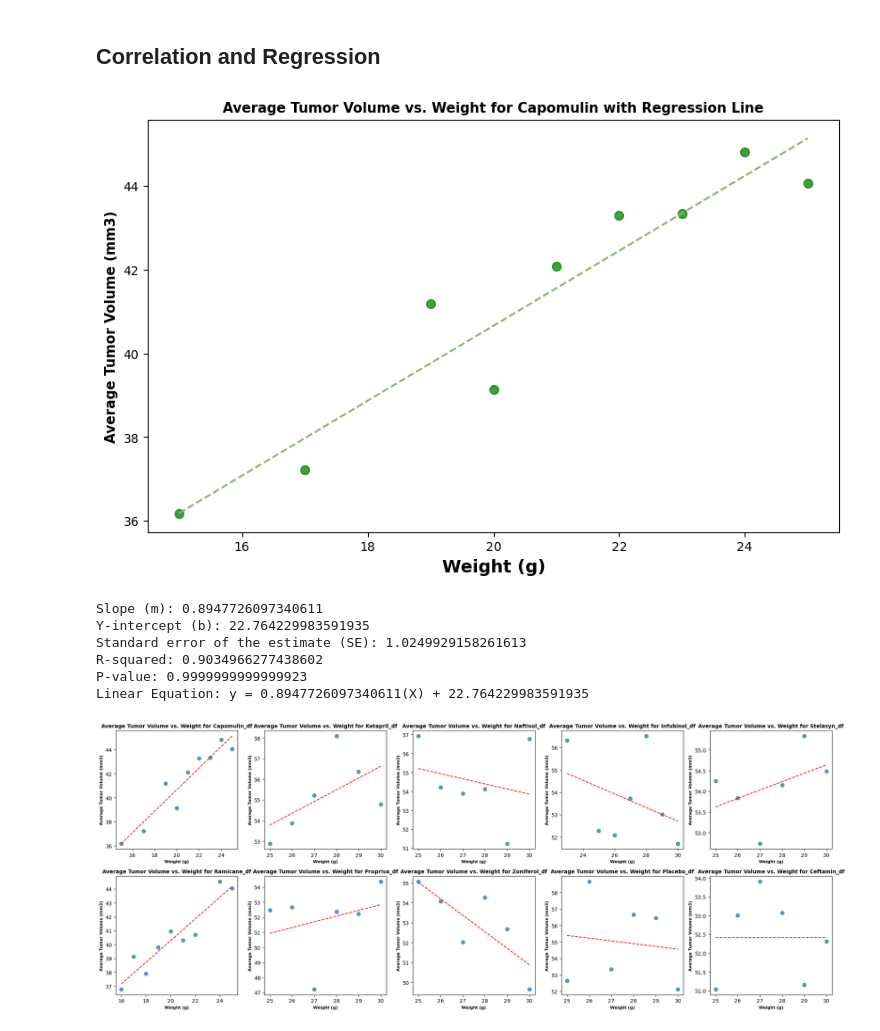
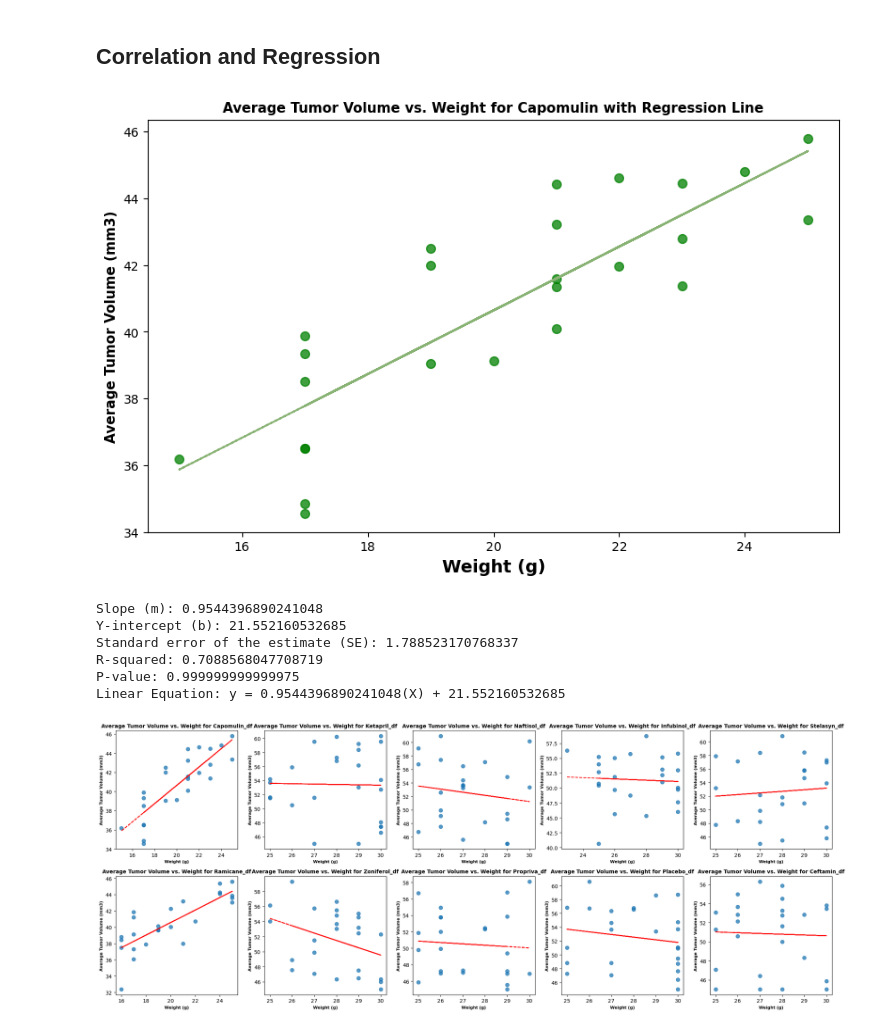
Before and after one commit to Saurabh-Lakhanpal/matplotlib-challenge, a Jupyter notebook: Pymaceuticals/pymaceuticals_solution.ipynb, the cells around one changed output. Saved outputs shown, nothing was run; the diff lists cells and outputs as text; code cells hidden in the pictures.

```diff
--- a/Pymaceuticals/pymaceuticals_solution.ipynb
+++ b/Pymaceuticals/pymaceuticals_solution.ipynb
@@ -109,11 +121,11 @@ duplicates
 # %%
-# Create a clean DataFrame by dropping the duplicate mouse by its ID.
-initial_row_count = len(mouse_Study_Data)
-mouse_Study_Data_clean = mouse_Study_Data.drop_duplicates(subset=['Mouse ID', 'Timepoint'])
+# Checking the number of mice in the clean DataFrame.
 final_row_count = len(mouse_Study_Data_clean)
 dropped_count = initial_row_count - final_row_count
 print(f"Initial row count:", initial_row_count)
 print(f"Final row count after dropping duplicates:",final_row_count)
 print(f"Number of rows dropped:", dropped_count)
+new_mouse_count = mouse_Study_Data_clean["Mouse ID"].nunique()
+print("Total Mice counts used for the study is", new_mouse_count)
 # %% [output]
 Initial row count: 1893
@@ -505,14 +543,14 @@ plt.show()
 # Generate a scatter plot of mouse weight vs. the average observed tumor volume for the entire Capomulin regimen
 
 # Calculate average tumor volume per weight group
-avg_wgt_tum_vol_cap = capomulin_df.groupby('Weight (g)')['Tumor Volume (mm3)'].mean()
+avg_wgt_tum_vol_cap = capomulin_df.groupby(['Mouse ID'])[['Weight (g)', 'Tumor Volume (mm3)']].mean()
 
 # Create the scatter plot
 # Set figure size
 plt.figure(figsize=(10, 6))
 
 # Customize plot
-plt.scatter(avg_wgt_tum_vol_cap.index, avg_wgt_tum_vol_cap.values, s=50, c='green', alpha=0.75)
+plt.scatter(avg_wgt_tum_vol_cap['Weight (g)'], avg_wgt_tum_vol_cap['Tumor Volume (mm3)'], s=50, c='green', alpha=0.75)
 
 # Add labels and title
 plt.xlabel('Weight (g)',fontweight='bold',fontsize=11)
@@ -551,31 +596,33 @@ new_index_avg_wgt_df
 # for mouse weight and average observed tumor volume for the entire Capomulin regimen
 
 # Calculate the linear regression line
-m, b = np.polyfit(avg_wgt_tum_vol_cap.index, avg_wgt_tum_vol_cap.values, 1)
+m, b = np.polyfit(avg_wgt_tum_vol_cap['Weight (g)'], avg_wgt_tum_vol_cap['Tumor Volume (mm3)'], 1)
 
 # Create the scatter plot
 plt.figure(figsize=(10, 6))
 
 # Customize plot
-plt.scatter(avg_wgt_tum_vol_cap.index, avg_wgt_tum_vol_cap.values, s=50, c='green', alpha=0.75)
-plt.plot(avg_wgt_tum_vol_cap.index, m * avg_wgt_tum_vol_cap.index + b, color='#89B374',linestyle='--')
+plt.scatter(avg_wgt_tum_vol_cap['Weight (g)'], avg_wgt_tum_vol_cap['Tumor Volume (mm3)'], s=50, c='green', alpha=0.75)
+
+# Plot the regression line
+plt.plot(avg_wgt_tum_vol_cap['Weight (g)'], m * avg_wgt_tum_vol_cap['Weight (g)'] + b, color='#89B374', linestyle='--')
 
 # Add labels and title
-plt.xlabel('Weight (g)',fontweight='bold',fontsize=14)
-plt.ylabel('Average Tumor Volume (mm3)',fontweight='bold',fontsize=11)
-plt.title('Average Tumor Volume vs. Weight for Capomulin with Regression Line',fontweight='bold',fontsize=11)
+plt.xlabel('Weight (g)', fontweight='bold', fontsize=14)
+plt.ylabel('Average Tumor Volume (mm3)', fontweight='bold', fontsize=11)
+plt.title('Average Tumor Volume vs. Weight for Capomulin with Regression Line', fontweight='bold', fontsize=11)
 
 # Display the plot
 plt.show()
 
 # Calculate residuals
-residuals = new_index_avg_wgt_df['Tumor Volume (mm3)'] - (m * new_index_avg_wgt_df['Weight (g)'] + b)
+residuals = avg_wgt_tum_vol_cap['Tumor Volume (mm3)'] - (m * avg_wgt_tum_vol_cap['Weight (g)'] + b)
 
 # Calculate standard error of the estimate (SSE)
 sse = np.sum(residuals**2)
 
 # Calculate degrees of freedom
-df_freedom = len(new_index_avg_wgt_df) - 2  # 2 for slope and intercept
+df_freedom = len(avg_wgt_tum_vol_cap) - 2  # 2 for slope and intercept
 
 # Calculate mean squared error (MSE)
 mse = sse / df_freedom
@@ -584,11 +631,10 @@ mse = sse / df_freedom
 se = np.sqrt(mse)
 
 # Calculate r-squared
-r_squared = 1 - (sse / np.sum((new_index_avg_wgt_df['Tumor Volume (mm3)'] - new_index_avg_wgt_df['Tumor Volume (mm3)'].mean())**2))
+r_squared = 1 - (sse / np.sum((avg_wgt_tum_vol_cap['Tumor Volume (mm3)'] - avg_wgt_tum_vol_cap['Tumor Volume (mm3)'].mean())**2))
 
 # Calculate p-value
-from scipy import stats
-t_stat, p_value = stats.ttest_rel(new_index_avg_wgt_df['Tumor Volume (mm3)'], (m * new_index_avg_wgt_df['Weight (g)'] + b))
+t_stat, p_value = stats.ttest_rel(avg_wgt_tum_vol_cap['Tumor Volume (mm3)'], (m * avg_wgt_tum_vol_cap['Weight (g)'] + b))
 
 # Print results
 print(f"Slope (m): {m}")
@@ -598,50 +644,49 @@ print(f"R-squared: {r_squared}")
 print(f"P-value: {p_value}")
 print(f"Linear Equation: y = {m}(X) + {b}")
 # %% [output]
-[figure, old version]
+[figure, new version]
-Slope (m): 0.8947726097340611
-Y-intercept (b): 22.764229983591935
-Standard error of the estimate (SE): 1.0249929158261613
-R-squared: 0.9034966277438602
-P-value: 0.9999999999999923
-Linear Equation: y = 0.8947726097340611(X) + 22.764229983591935
+Slope (m): 0.9544396890241048
+Y-intercept (b): 21.552160532685
+Standard error of the estimate (SE): 1.788523170768337
+R-squared: 0.7088568047708719
+P-value: 0.999999999999975
+Linear Equation: y = 0.9544396890241048(X) + 21.552160532685
 # %%
 # Plotting regression slopes for all drugs
 # Calculate average tumor volume per weight group for each drug regimen
 avg_tumor_volumes_per_weight = {}
 
 for df_name in df_names:
-    avg_tumor_volumes_per_weight[df_name] = globals()[df_name].groupby('Weight (g)')['Tumor Volume (mm3)'].mean()
-
-# Create a grid of plots with 10 plots in 2 rows and 5 columns
+    avg_tumor_volumes_per_weight[df_name] = globals()[df_name].groupby(['Mouse ID'])[['Weight (g)', 'Tumor Volume (mm3)']].mean()
+# Create a grid of plots with 2 rows and 5 columns
 fig, axes = plt.subplots(nrows=2, ncols=5, figsize=(20, 8))
 
 # Flatten the axes array for easy iteration
 axes = axes.flatten()
 
 # Plot each drug regimen in a separate subplot
 for i, (df_name, avg_tumor_vol) in enumerate(avg_tumor_volumes_per_weight.items()):
     # Calculate the linear regression line
-    m, b = np.polyfit(avg_tumor_vol.index, avg_tumor_vol.values, 1)
+    m, b = np.polyfit(avg_tumor_vol['Weight (g)'], avg_tumor_vol['Tumor Volume (mm3)'], 1)
 
     # Create the scatter plot
-    axes[i].scatter(avg_tumor_vol.index, avg_tumor_vol.values, s=50, alpha=0.75)
-    axes[i].plot(avg_tumor_vol.index, m * avg_tumor_vol.index + b, linestyle='--', color='red')
+    axes[i].scatter(avg_tumor_vol['Weight (g)'], avg_tumor_vol['Tumor Volume (mm3)'], s=50, alpha=0.75)
+    axes[i].plot(avg_tumor_vol['Weight (g)'], m * avg_tumor_vol['Weight (g)'] + b, linestyle='--', color='red')
 
     # Add labels and title
     axes[i].set_title(f'Average Tumor Volume vs. Weight for {df_name}', fontsize=10, fontweight='bold')
     axes[i].set_xlabel('Weight (g)', fontsize=8, fontweight='bold')
     axes[i].set_ylabel('Average Tumor Volume (mm3)', fontsize=8, fontweight='bold')
 
 # Remove any empty subplots
 for j in range(i+1, len(axes)):
     fig.delaxes(axes[j])
 
 # Adjust layout
 plt.tight_layout()
 plt.show()
 # %% [output]
-[figure, old version]
+[figure, new version]
 # %%
 # Create a list to store the regression results
 regression_results = []
```
Also changed, not shown: parts of 17 cells of this notebook, 2 other files.
